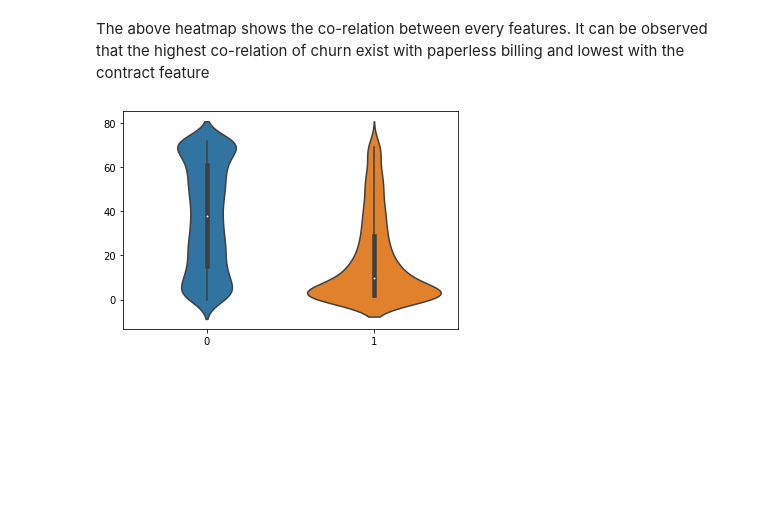
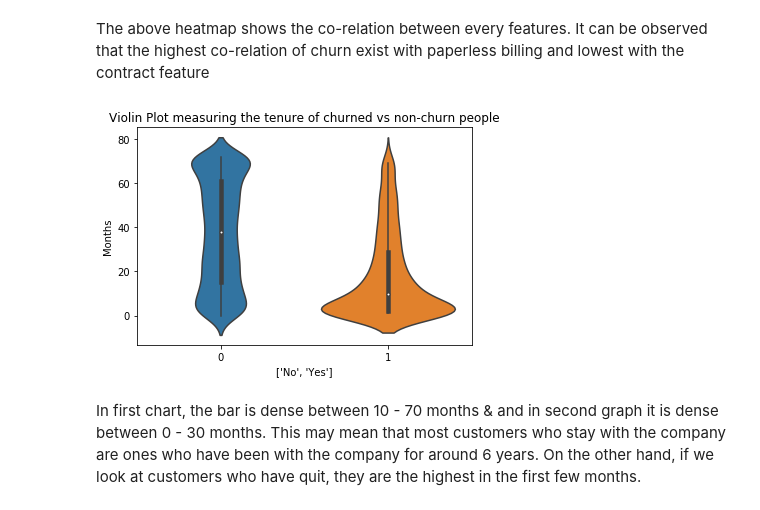
Before and after one commit to adityaprabhat01/eda-taskphase-aditya, a Jupyter notebook: telco_churn.ipynb, the cells around one changed output. Cells and saved outputs as stored; diff of their text form; code cells hidden in the pictures; blank space fills up the shorter version.

```diff
--- a/telco_churn.ipynb
+++ b/telco_churn.ipynb
@@ -314,7 +321,14 @@ plt.show()
 # %% [markdown]
 The above heatmap shows the co-relation between every features. It can be observed that the highest co-relation of churn exist with paperless billing and lowest with the contract feature
 # %%
+x = ['No','Yes']
 sns.violinplot(np.array(df['Churn']),np.array(df['tenure']))
+plt.title('Violin Plot measuring the tenure of churned vs non-churn people')
+plt.xlabel(x)
+plt.ylabel('Months')
 plt.show()
 # %% [output]
-[figure, old version]
+[figure, new version]
+# %% [markdown]
+In first chart, the bar is dense between 10 - 70  months & and in second graph it is dense between 0 - 30 months. This may mean that most customers who stay with the company are ones who have been with the company for around 6 years.
+On the other hand, if we look at customers who have quit, they are the highest in the first few months.
```
Also changed, not shown: parts of 6 cells of this notebook.
